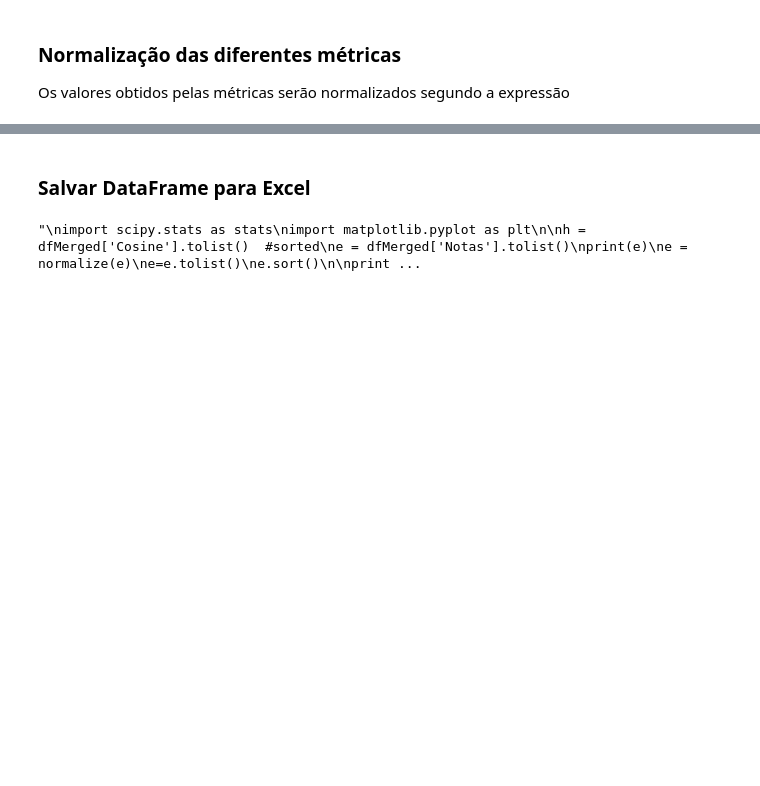
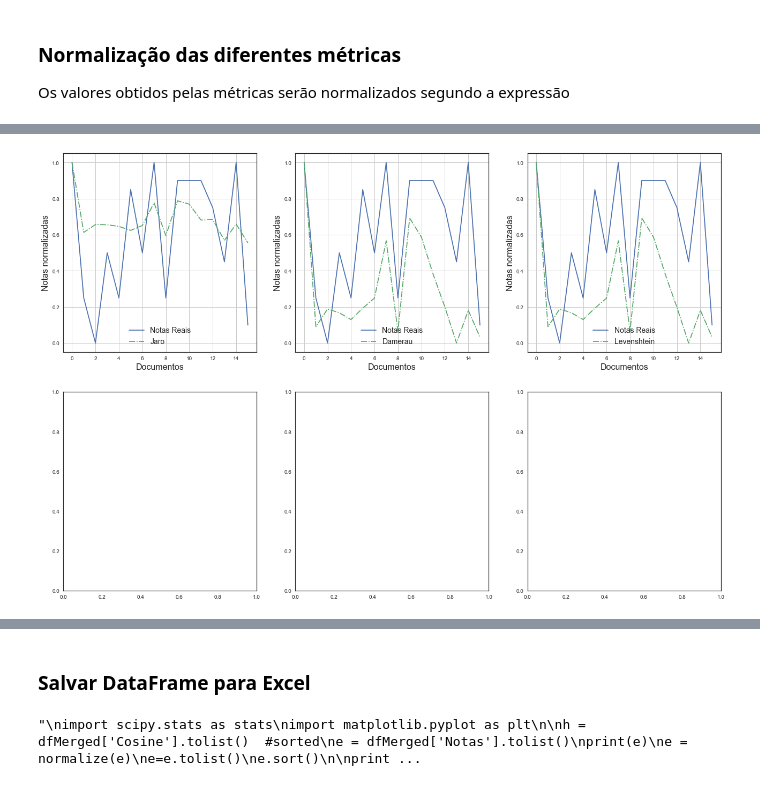
Before and after one commit to leonardbarreto/PIBIC_Assessment_Corrector, a Jupyter notebook: ProjetoIC.ipynb, the cells around one changed output, grey strips where cells are left out. Saved outputs shown, nothing was run; the diff lists cells and outputs as text; code cells hidden in the pictures; blank space fills up the shorter version.

```diff
--- a/ProjetoIC.ipynb
+++ b/ProjetoIC.ipynb
@@ -672,0 +710,44 @@ print(dfMerged)
+# %%
+import matplotlib.pyplot as plt
+f, ax1 = plt.subplots(2,3, figsize=(22,15))
+'''
+plt.plot(dfMerged['NotasNorm'].tolist(),label="Notas Reais")
+plt.plot(dfMerged['Cosine'].tolist(),label="Cosine")
+
+plt.grid(True)
+plt.xlabel("Documentos")
+plt.ylabel("Notas normalizadas")
+plt.legend()
+plt.show()
+'''
+plt.subplot(2,3,1)
+plt.plot(dfMerged['NotasNorm'].tolist(),label="Notas Reais")
+plt.plot(dfMerged['Jaro'].tolist(),label="Jaro",linestyle='-.')
+
+plt.grid(True)
+plt.xlabel("Documentos",fontsize=16)
+plt.ylabel("Notas normalizadas",fontsize=16)
+plt.legend(fontsize=14)
+
+plt.subplot(2,3,2)
+plt.plot(dfMerged['NotasNorm'].tolist(),label="Notas Reais")
+plt.plot(dfMerged['DemerauNorm'].tolist(),label="Damerau",linestyle='-.')
+
+plt.grid(True)
+plt.xlabel("Documentos",fontsize=16)
+plt.ylabel("Notas normalizadas",fontsize=16)
+plt.legend(fontsize=14)
+
+plt.subplot(2,3,3)
+plt.plot(dfMerged['NotasNorm'].tolist(),label="Notas Reais")
+plt.plot(dfMerged['LevenshteinNorm'].tolist(),label="Levenshtein",linestyle='-.')
+
+plt.grid(True)
+plt.xlabel("Documentos",fontsize=16)
+plt.ylabel("Notas normalizadas",fontsize=16)
+plt.legend(fontsize=14)
+
+
+plt.show()
+# %% [output]
+[figure, added]
```
Also changed, not shown: parts of 31 cells of this notebook, 2 other files.
